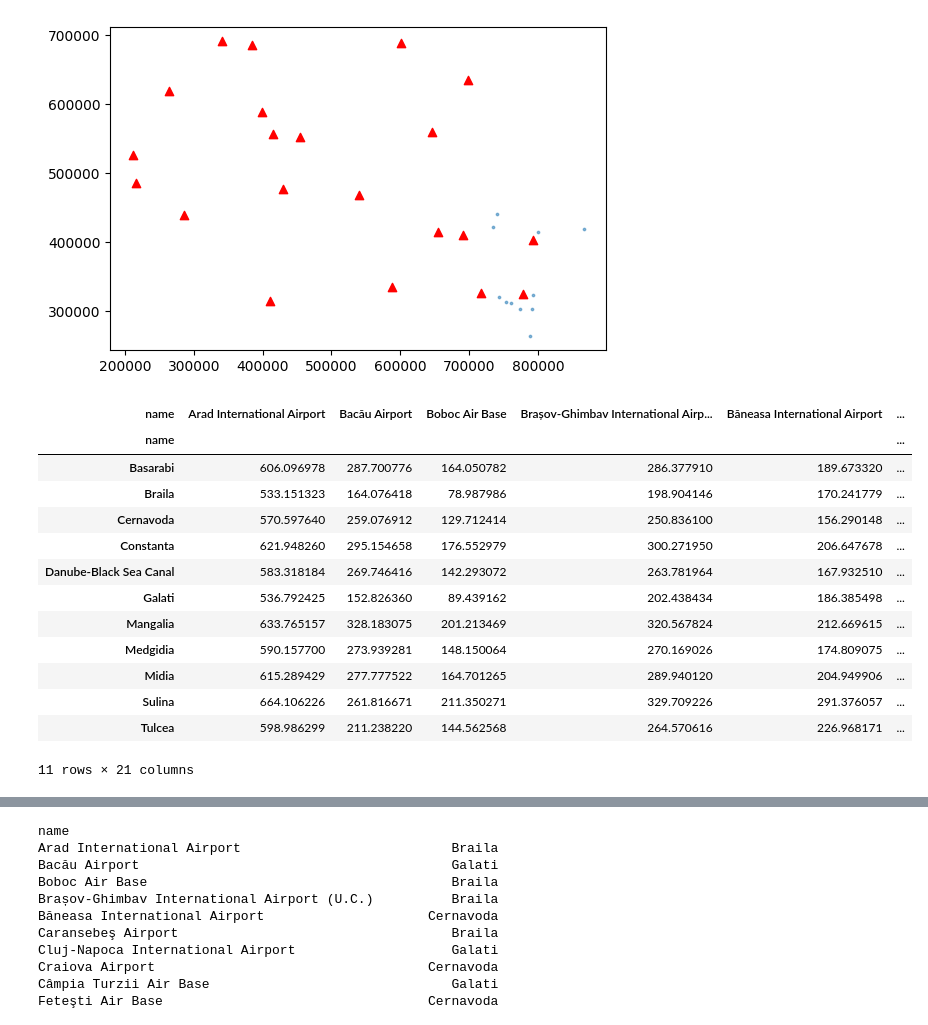
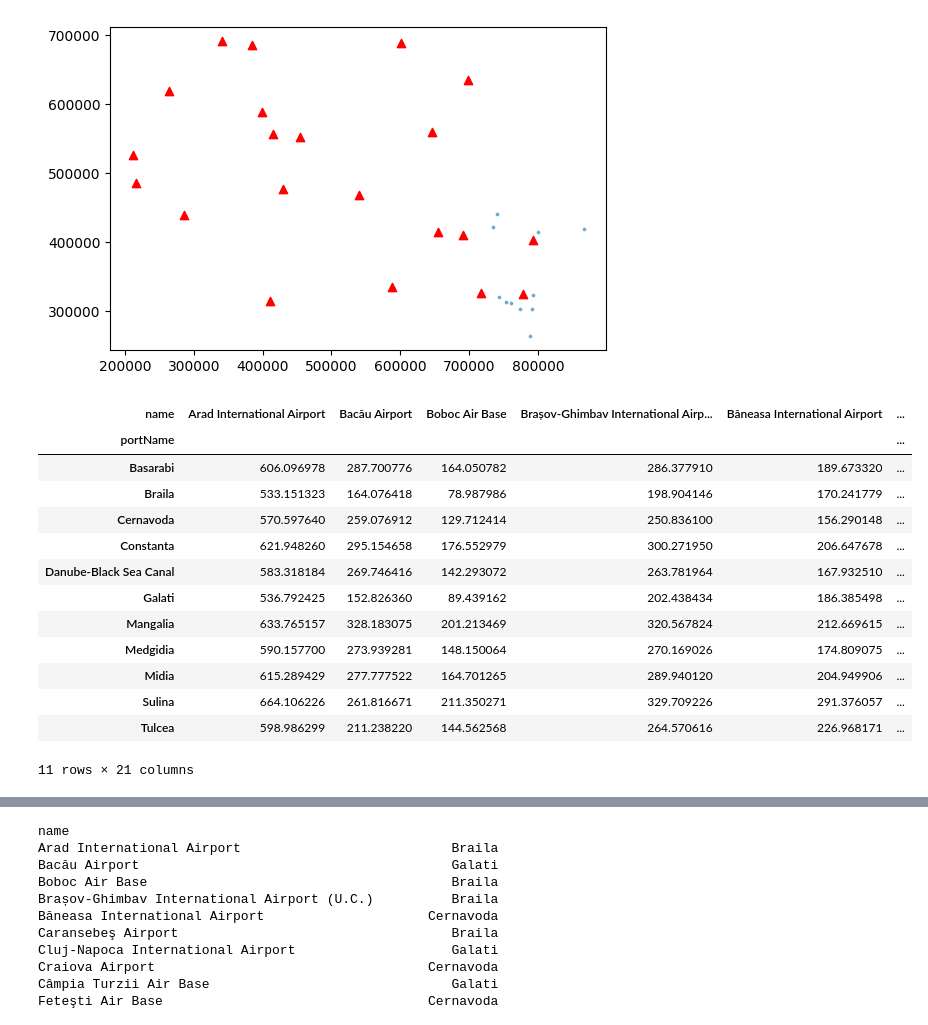
Before and after one commit to Clases-y-Evaluaciones-DelaCruz-Diana/Evaluation4-DelaCruz, a Jupyter notebook: index.ipynb, the cells around one changed output, grey strips where cells are left out. Saved outputs shown, nothing was run; the diff lists cells and outputs as text; code cells hidden in the pictures.

```diff
--- a/index.ipynb
+++ b/index.ipynb
@@ -52,7 +51,7 @@ infoseaports.columns.to_list()
  'Latitude',
  'Longitude']
 # %%
-infoseaports.rename(columns={'Main Port Name':'name'},inplace=True)
+infoseaports.rename(columns={'Main Port Name':'portName'},inplace=True)
 # %%
 
 seaports=gpd.GeoDataFrame(data=infoseaports.copy(),
@@ -88,12 +87,14 @@ seaports_ro_3844.plot(ax=base,alpha=0.5,markersize=3)
 <Axes: >
 [figure]
 # %%
-seaports_ro_3844.set_index('name').geometry.apply\
+#Matriz de distancias
+
+seaports_ro_3844.set_index('portName').geometry.apply\
 (lambda g: mediumAirports.set_index('name').geometry.distance(g)/1000).\
 sort_index(axis=0).sort_index(axis=1)
 # %% [output]
 | name | Arad International Airport | Bacău Airport | Boboc Air Base | Brașov-Ghimbav International Airp... | Băneasa International Airport | ... |
-| name |  |  |  |  |  | ... |
+| portName |  |  |  |  |  | ... |
 | Basarabi | 606.096978 | 287.700776 | 164.050782 | 286.377910 | 189.673320 | ... |
 | Braila | 533.151323 | 164.076418 | 78.987986 | 198.904146 | 170.241779 | ... |
 | Cernavoda | 570.597640 | 259.076912 | 129.712414 | 250.836100 | 156.290148 | ... |
```
Also changed, not shown: parts of 29 cells of this notebook.
